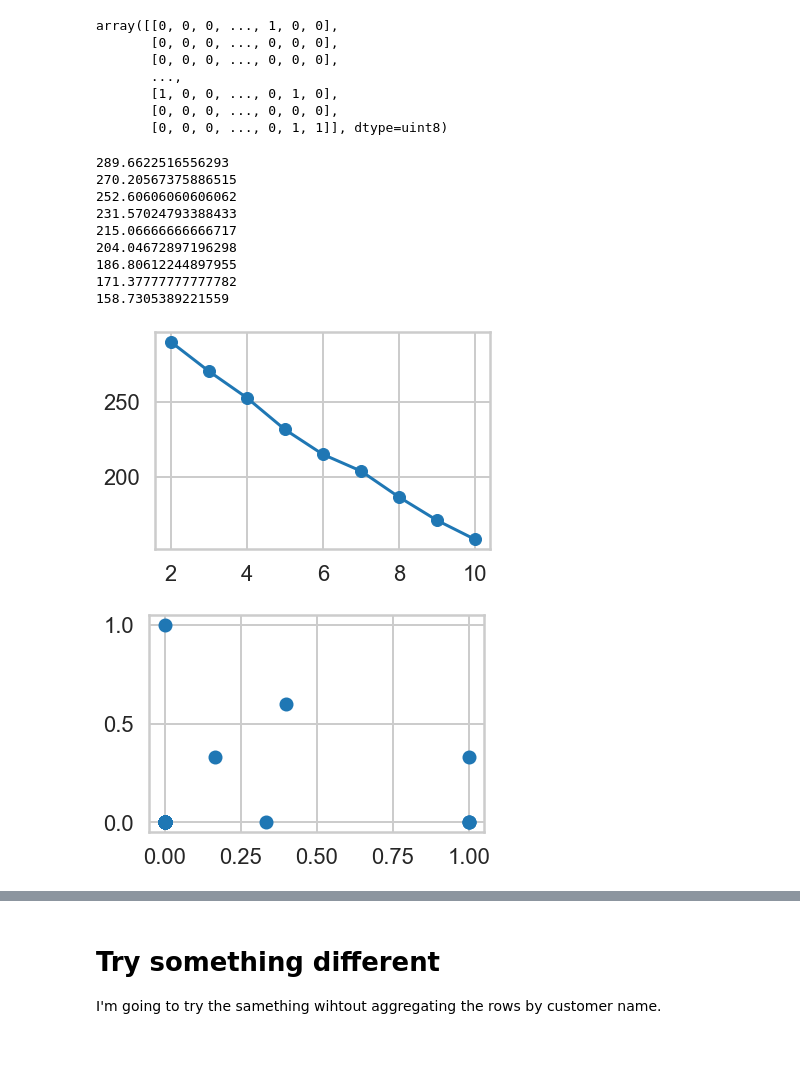
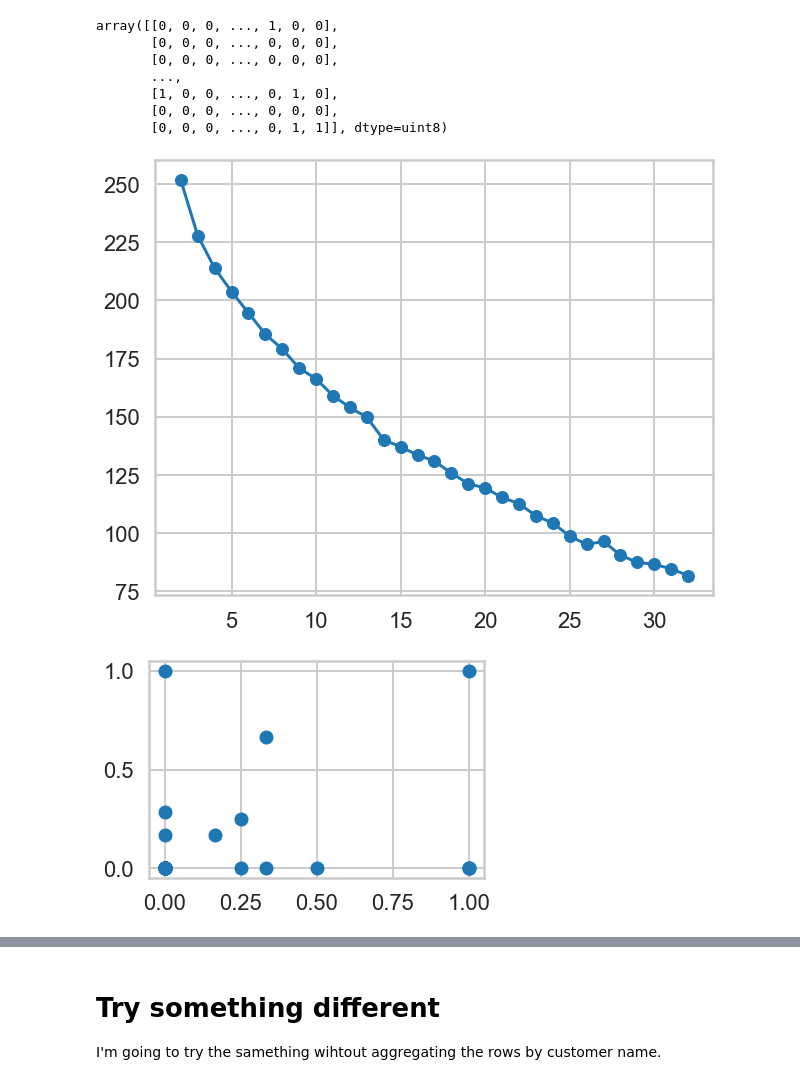
Before and after one commit to jharvey407/ClusteringCaseStudy, a Jupyter notebook: Clustering Case Study - Customer Segmentation with K-Means - Tier 3.ipynb, the cells around one changed output, grey strips where cells are left out. Cells and saved outputs as stored; diff of their text form; code cells hidden in the pictures; blank space fills up the shorter version.

```diff
--- a/Clustering Case Study - Customer Segmentation with K-Means - Tier 3.ipynb
+++ b/Clustering Case Study - Customer Segmentation with K-Means - Tier 3.ipynb
@@ -212,32 +217,24 @@ array([[0, 0, 0, ..., 1, 0, 0],
 # %%
 
 # Apply Kmeans
 Ks = []
 k = []
 
-for K in range(2,11):
+for K in range(2,33):
     kmeans = KMeans(n_clusters=K, init="k-means++").fit(x_cols)
     Ks.append(kmeans.inertia_)
     k.append(K)
-    print(kmeans.inertia_)
+#    print(kmeans.inertia_)
 # Plot K values
+plt.figure(figsize=(10,8))
 plt.plot(k, Ks, '-o');
 # %% [output]
-289.6622516556293
-270.20567375886515
-252.60606060606062
-231.57024793388433
-215.06666666666717
-204.04672897196298
-186.80612244897955
-171.37777777777782
-158.7305389221559
-[figure, old version]
+[figure, new version]
 # %%
 centers = kmeans.cluster_centers_
 plt.scatter(centers[:, 0], centers[:, 1]);
 # %% [output]
-[figure, old version]
+[figure, new version]
 # %%
 kmeans = KMeans(n_clusters=4).fit(x_cols)
 centers = kmeans.cluster_centers_
```
Also changed, not shown: parts of 38 cells of this notebook.
